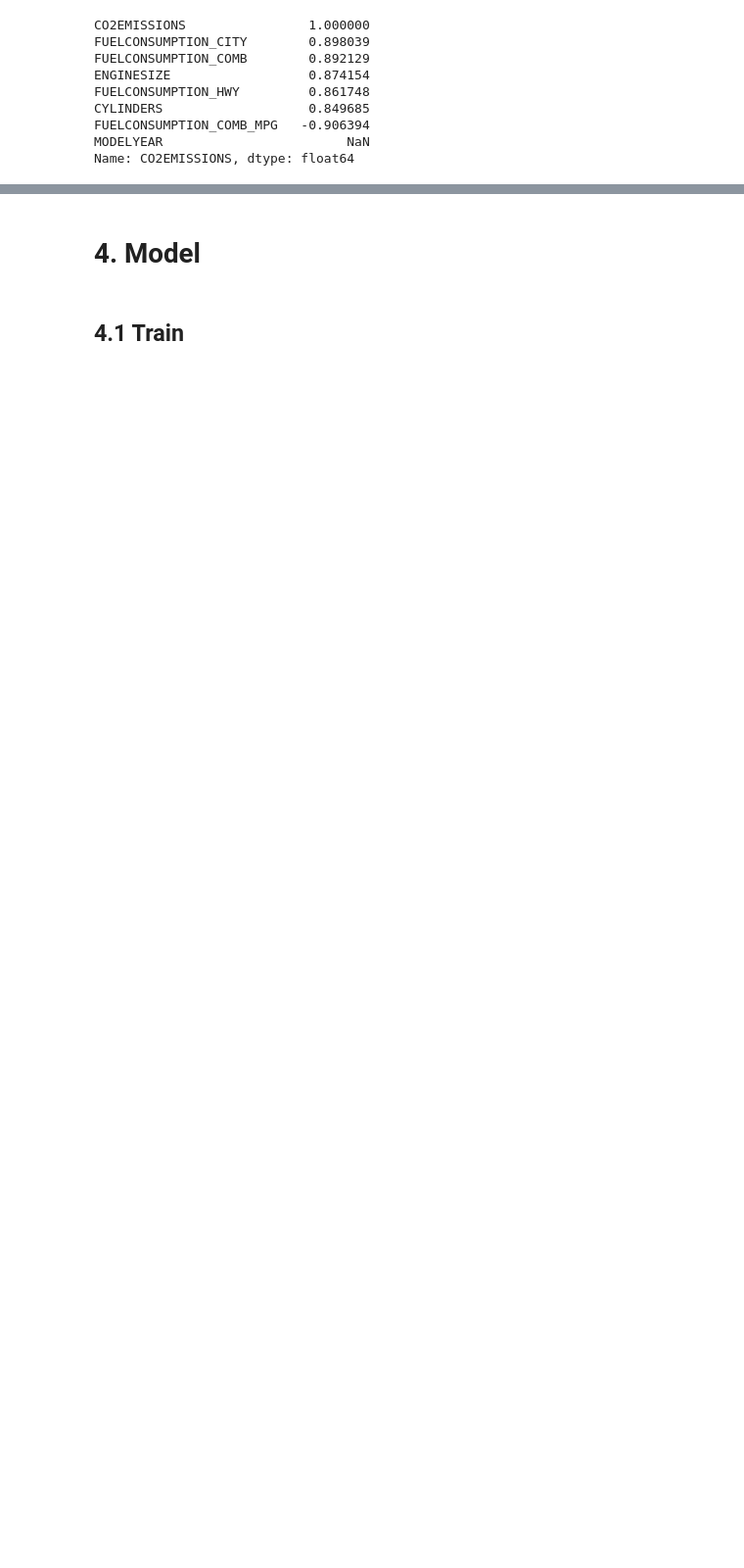
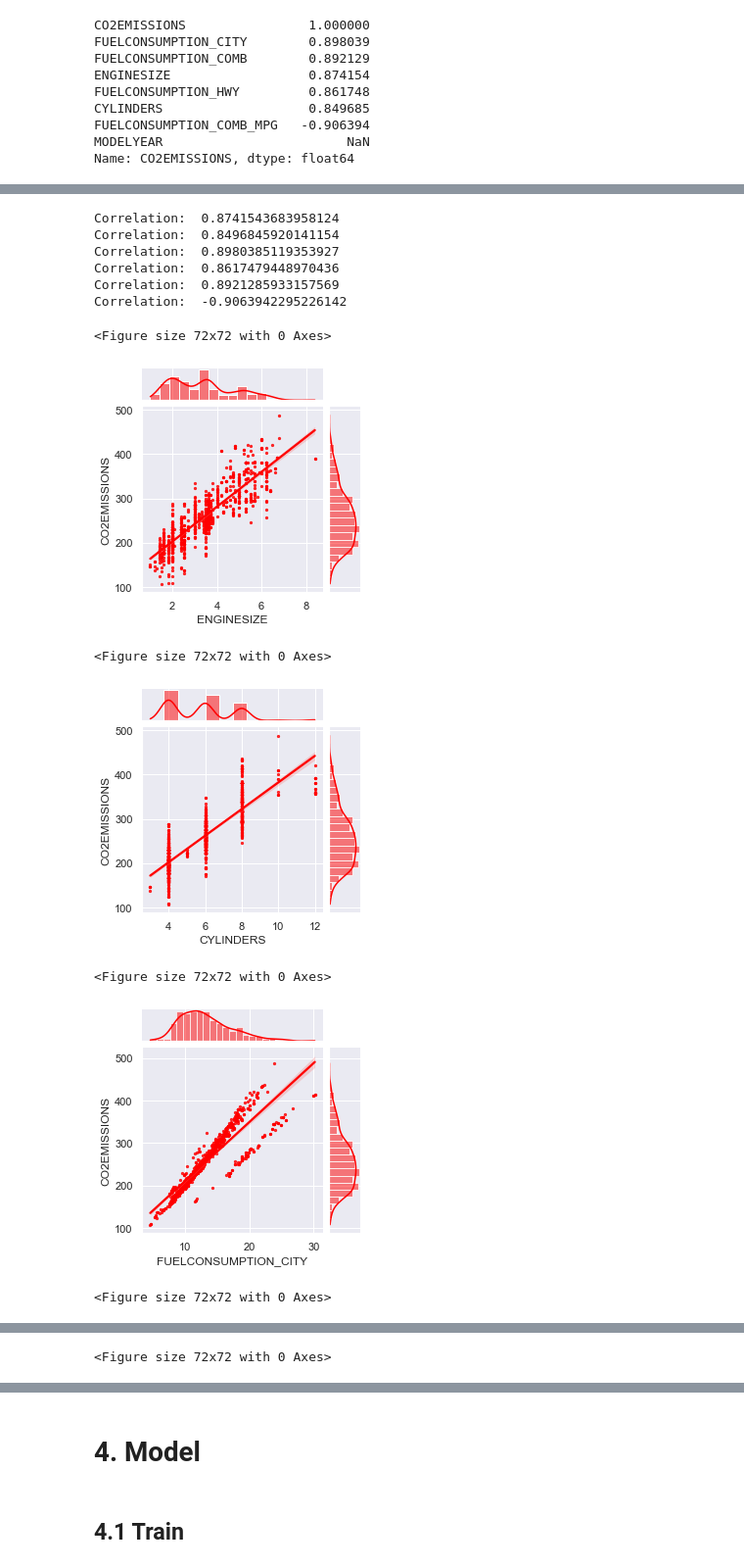
Before and after one commit to rifqiazhari/Regression, a Jupyter notebook: Multivariate Linear Regression - Predict C02 Emission Produce by Cars.ipynb, the cells around one changed output, grey strips where cells are left out. Shown at 98% size. Cells and saved outputs as stored; diff of their text form; code cells hidden in the pictures; blank space fills up the shorter version.

```diff
--- a/Multivariate Linear Regression - Predict C02 Emission Produce by Cars.ipynb
+++ b/Multivariate Linear Regression - Predict C02 Emission Produce by Cars.ipynb
@@ -305,0 +159,41 @@ test_y2: (217, 1) (20.0%)
+# %%
+def plotCorrelation(variables):
+    """
+    1. Print correlation of two variables
+    2. Create jointplot of two variables
+    """
+    # Print correlation
+    print("Correlation: ", df[[variables[0], variables[1]]].corr().iloc[1, 0])
+
+    # Create jointplot
+    plt.figure(figsize=(1, 1))
+    sns.jointplot(data = df,
+                   x = df[(variables[0])],
+                  y = df[(variables[1])],
+                  kind='reg',
+                  height=4,
+                  ratio=5,
+                  color='red',
+                  scatter_kws={'s': 5},
+                  marginal_kws={'kde': True})
+# %%
+plotCorrelation(['ENGINESIZE', 'CO2EMISSIONS']),
+plotCorrelation(['CYLINDERS', 'CO2EMISSIONS']),
+plotCorrelation(['FUELCONSUMPTION_CITY', 'CO2EMISSIONS']),
+plotCorrelation(['FUELCONSUMPTION_HWY', 'CO2EMISSIONS']),
+plotCorrelation(['FUELCONSUMPTION_COMB', 'CO2EMISSIONS']),
+plotCorrelation(['FUELCONSUMPTION_COMB_MPG', 'CO2EMISSIONS'])
+# %% [output]
+Correlation:  0.8741543683958124
+Correlation:  0.8496845920141154
+Correlation:  0.8980385119353927
+Correlation:  0.8617479448970436
+Correlation:  0.8921285933157569
+Correlation:  -0.9063942295226142
+<Figure size 72x72 with 0 Axes>
+[figure, added]
+<Figure size 72x72 with 0 Axes>
+[figure, added]
+<Figure size 72x72 with 0 Axes>
+[figure, added]
+<Figure size 72x72 with 0 Axes>
@@ -305,0 +201 @@ test_y2: (217, 1) (20.0%)
+<Figure size 72x72 with 0 Axes>
```
Also changed, not shown: parts of 49 cells of this notebook, 2 other files.
